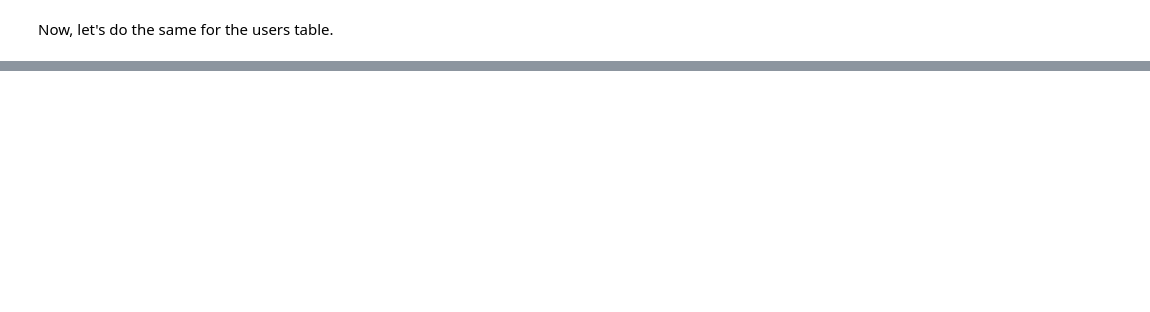
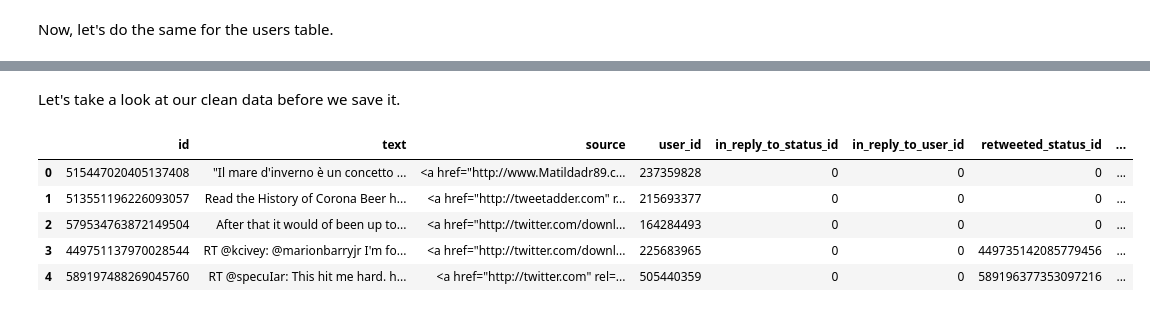
Before and after one commit to tsaw8/Thinkful_Project, a Jupyter notebook: Capstone: Unsupervised learning/Twitter Bot Detection Part 1 - Assemble datasets.ipynb, the cells around one changed output, grey strips where cells are left out. Cells and saved outputs as stored; diff of their text form; code cells hidden in the pictures; blank space fills up the shorter version.

```diff
--- a/Capstone: Unsupervised learning/Twitter Bot Detection Part 1 - Assemble datasets.ipynb
+++ b/Capstone: Unsupervised learning/Twitter Bot Detection Part 1 - Assemble datasets.ipynb
@@ -483,0 +499,3 @@ There are 0 columns that have missing values.
+# %%
+cols = ['user_id','in_reply_to_status_id','in_reply_to_user_id','retweeted_status_id','retweet_count','reply_count','favorite_count','num_hashtags','num_urls','num_mentions']
+tweets[cols] = tweets[cols].astype('int64')
@@ -504,3 +525,7 @@ tweets['created_at'] = pd.to_datetime(tweets['created_at'])
+# %%
+tweets['crawled_at'] = pd.to_datetime(tweets['crawled_at'])
+# %%
+tweets['updated'] = pd.to_datetime(tweets['updated'])
 # %%
 # Print created_at to see new format
 print(tweets['created_at'].head())
@@ -513,7 +538,4 @@ print(tweets['created_at'].head())
 Name: created_at, dtype: datetime64[ns, UTC]
-# %%
-# Set the index of df to created_at
-tweets = tweets.set_index('created_at')
 # %% [markdown]
 Now, let's do the same for the users table.
 # %%
@@ -535,0 +550,11 @@ users = users.set_index('created_at')
+# %% [markdown]
+Let's take a look at our clean data before we save it.
+# %%
+tweets.head()
+# %% [output]
+|  | id | text | source | user_id | in_reply_to_status_id | in_reply_to_user_id | retweeted_status_id | ... |
+| 0 | 515447020405137408 | "Il mare d'inverno è un concetto ... | <a href="http://www.Matildadr89.c... | 237359828 | 0 | 0 | 0 | ... |
+| 1 | 513551196226093057 | Read the History of Corona Beer h... | <a href="http://tweetadder.com" r... | 215693377 | 0 | 0 | 0 | ... |
+| 2 | 579534763872149504 | After that it would of been up to... | <a href="http://twitter.com/downl... | 164284493 | 0 | 0 | 0 | ... |
+| 3 | 449751137970028544 | RT @kcivey: @marionbarryjr I'm fo... | <a href="http://twitter.com/downl... | 225683965 | 0 | 0 | 449735142085779456 | ... |
+| 4 | 589197488269045760 | RT @specuIar: This hit me hard. h... | <a href="http://twitter.com" rel=... | 505440359 | 0 | 0 | 589196377353097216 | ... |
```
Also changed, not shown: parts of 20 cells of this notebook, 1 other file.
